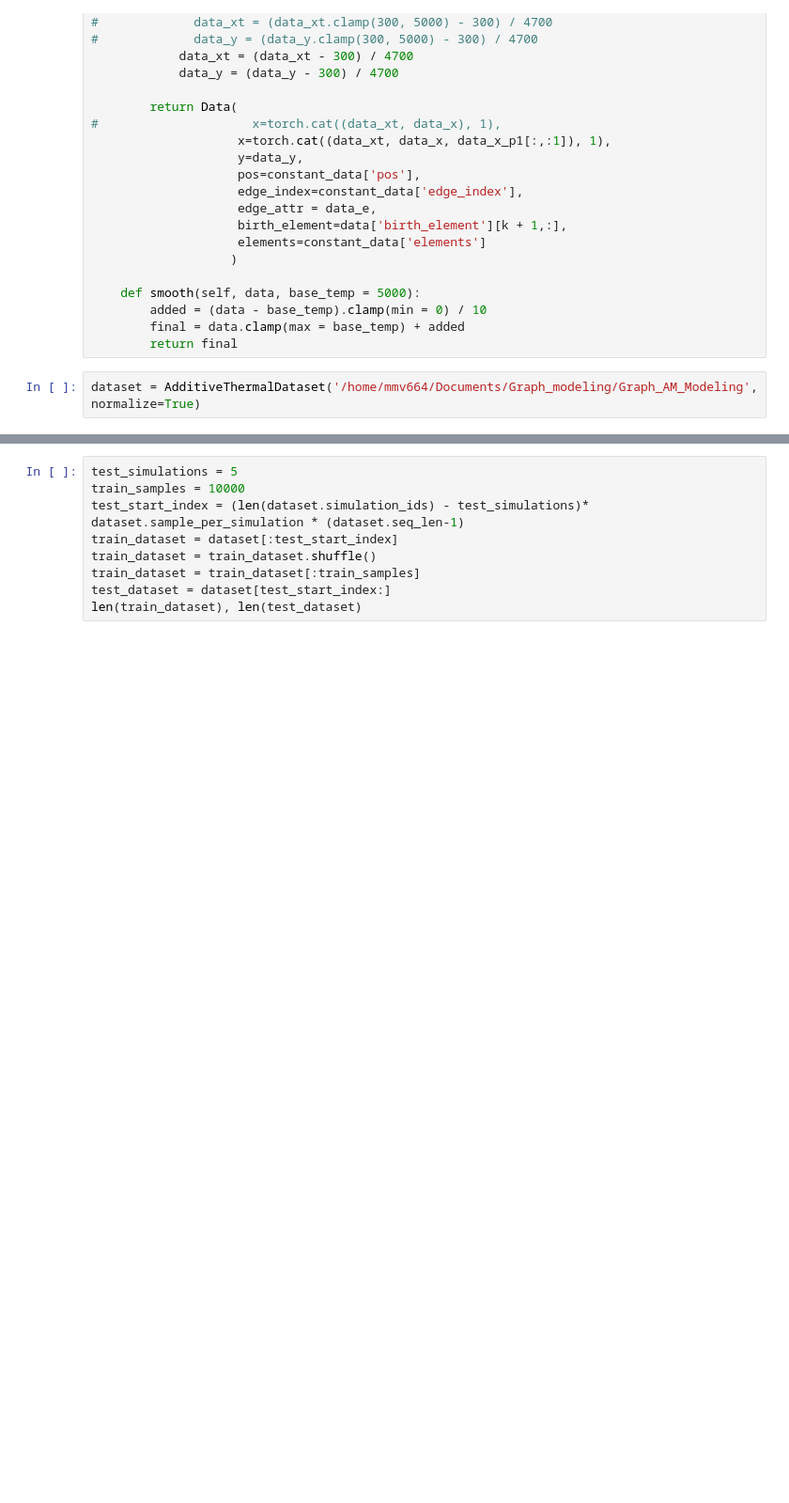
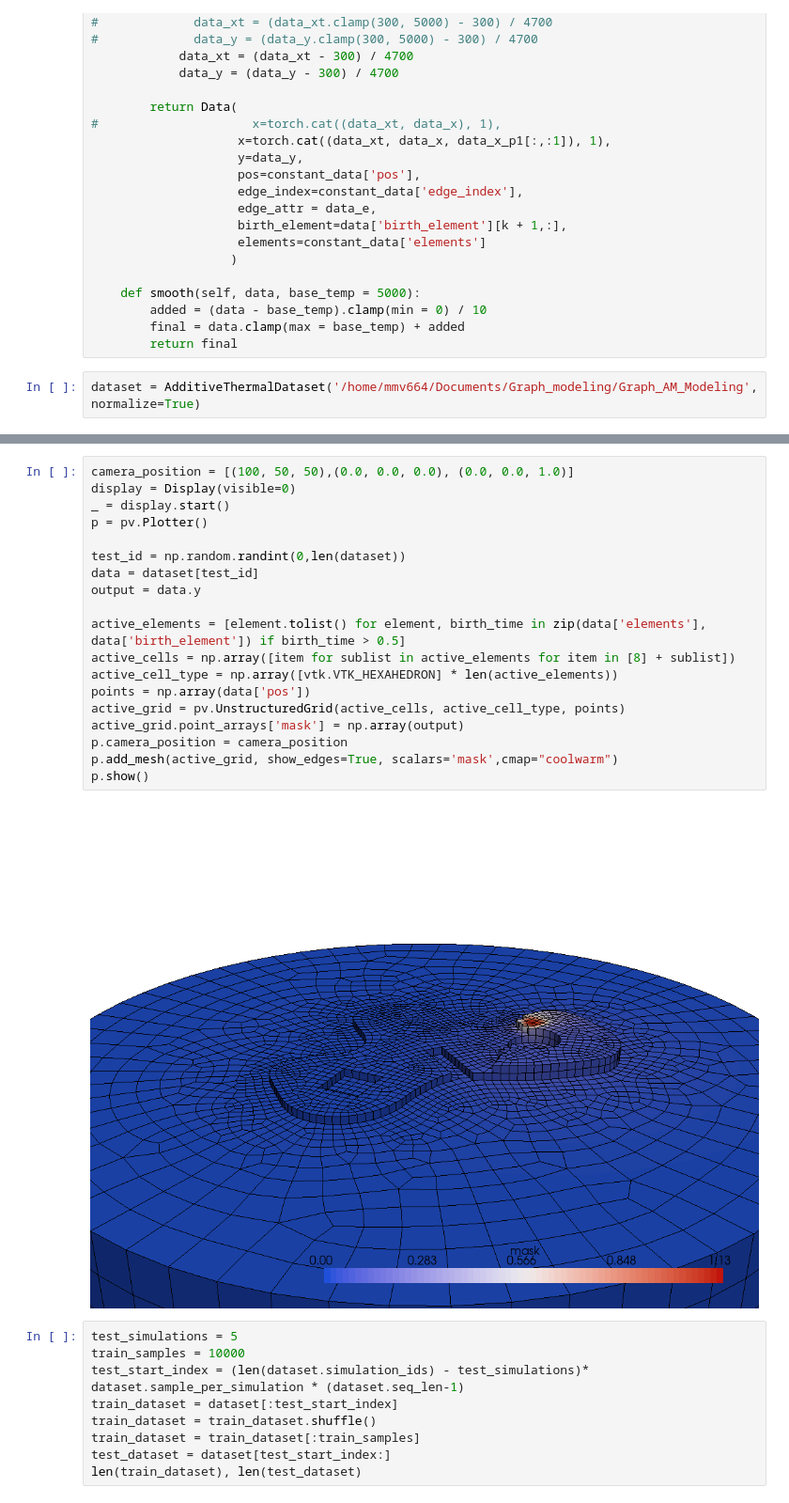
Before and after one commit to AMPL-NU/Graph_AM_Modeling, a Jupyter notebook: Reports/Masking influence.ipynb, the cells around one changed output, grey strips where cells are left out. Shown: that part at 94% size. Saved outputs shown, nothing was run; the diff lists cells and outputs as text; blank space fills up the shorter version.

```diff
--- a/Reports/Masking influence.ipynb
+++ b/Reports/Masking influence.ipynb
@@ -127,3 +137,24 @@ dataset = AdditiveThermalDataset('/home/mmv664/Documents/Graph_modeling/Graph_AM
+# %%
+camera_position = [(100, 50, 50),(0.0, 0.0, 0.0), (0.0, 0.0, 1.0)]
+display = Display(visible=0)
+_ = display.start()
+p = pv.Plotter()
+
+test_id = np.random.randint(0,len(dataset))
+data = dataset[test_id]
+output = data.y
+
+active_elements = [element.tolist() for element, birth_time in zip(data['elements'], data['birth_element']) if birth_time > 0.5]
+active_cells = np.array([item for sublist in active_elements for item in [8] + sublist])
+active_cell_type = np.array([vtk.VTK_HEXAHEDRON] * len(active_elements))
+points = np.array(data['pos'])
+active_grid = pv.UnstructuredGrid(active_cells, active_cell_type, points)
+active_grid.point_arrays['mask'] = np.array(output)
+p.camera_position = camera_position
+p.add_mesh(active_grid, show_edges=True, scalars='mask',cmap="coolwarm")
+p.show()
+# %% [output]
+[figure, added]
 # %%
 test_simulations = 5
 train_samples = 10000
```
Also changed, not shown: parts of 2 cells of this notebook, 8 other files.
